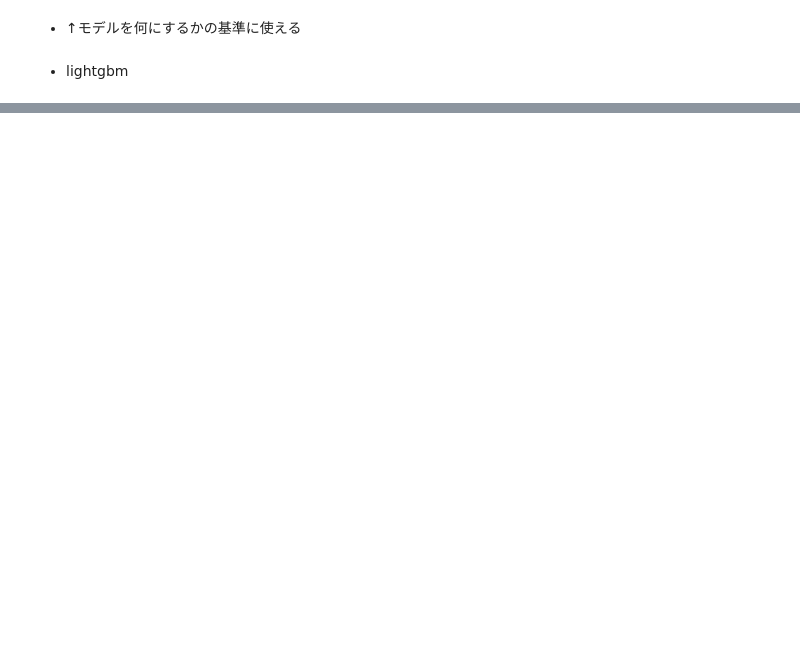
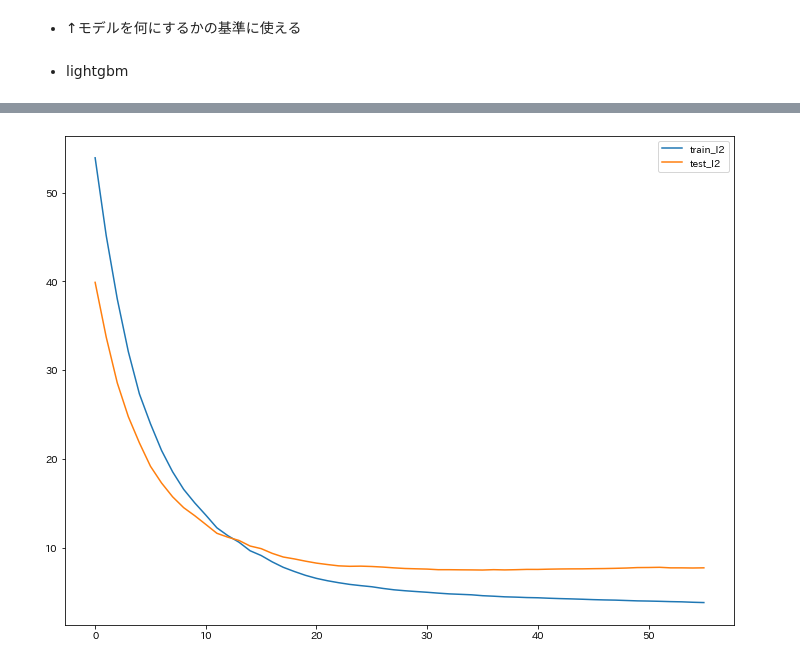
Before and after one commit to Tomoyuki-MURAYOSHI/Spark-jupyter, a Jupyter notebook: work/ML/2020-03-08/GradiantBoosting_test.ipynb, the cells around one changed output, grey strips where cells are left out. Saved outputs shown, nothing was run; the diff lists cells and outputs as text; code cells hidden in the pictures; blank space fills up the shorter version.

```diff
--- a/work/ML/2020-03-08/GradiantBoosting_test.ipynb
+++ b/work/ML/2020-03-08/GradiantBoosting_test.ipynb
@@ -404,0 +488,7 @@ lgb.LGBMRegressor
+# %%
+_, ax = plt.subplots(figsize=(12, 9))
+
+df_eval_lgbm[["train_l2", "test_l2"]].plot(ax=ax)
+plt.show()
+# %% [output]
+[figure, added]
```
Also changed, not shown: parts of 18 cells of this notebook, 2 other files.
